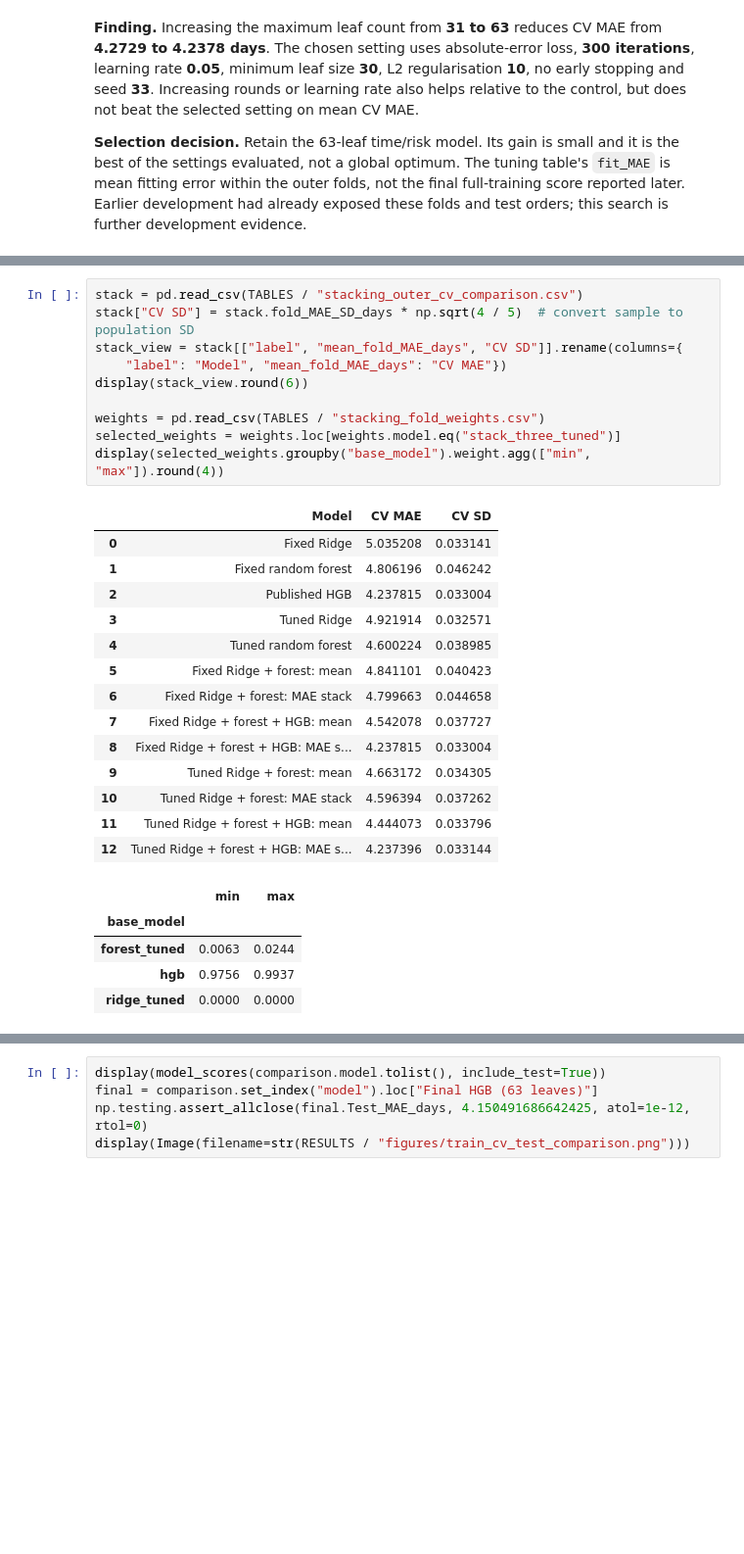
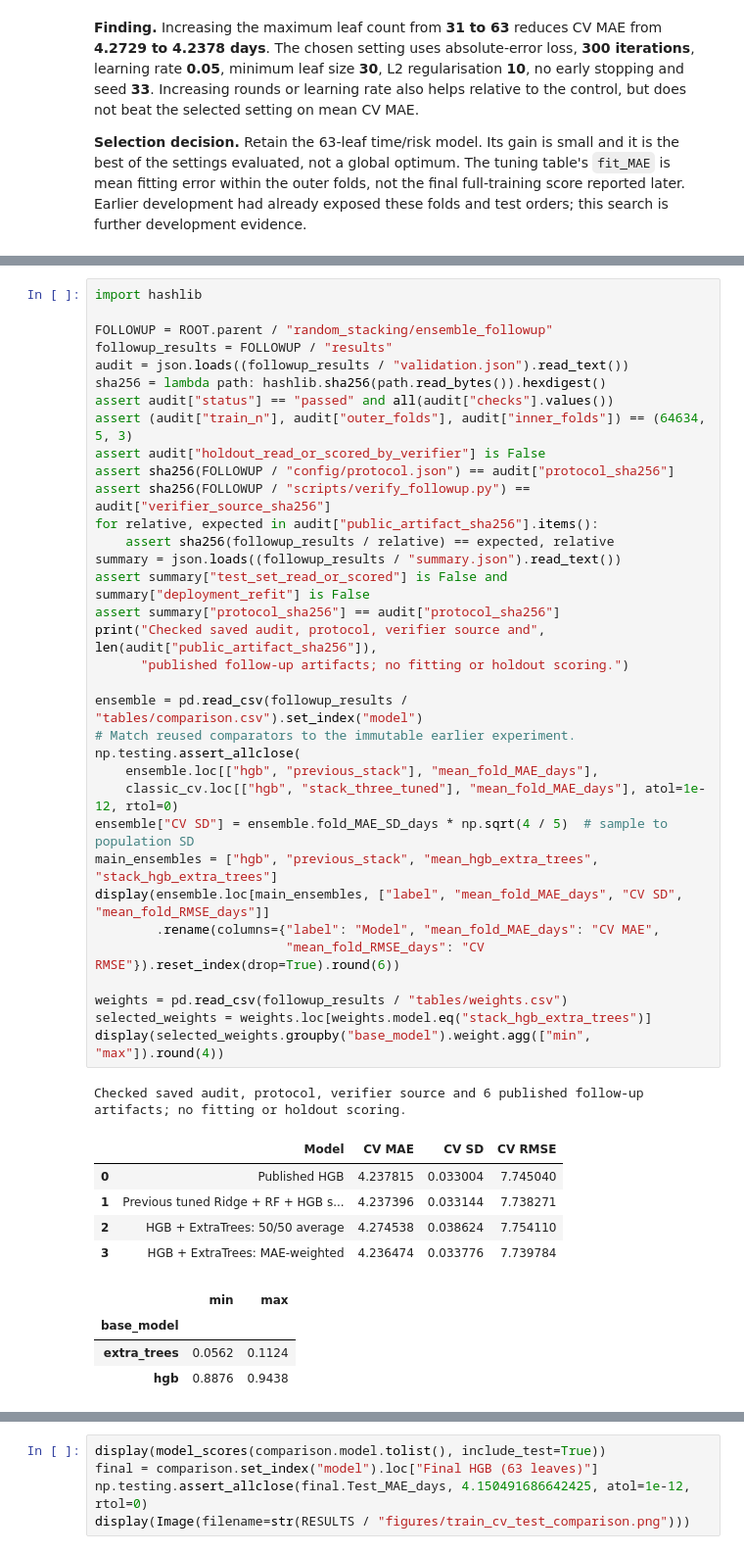
Before and after one commit to IT5006-Group9/IT5006-Group9-Olist-Project, a Jupyter notebook: Phase 2/Regression/delivery_regression_best/notebooks/delivery_regression_complete.ipynb, the cells around one changed output, grey strips where cells are left out. Shown at 98% size. Saved outputs shown, nothing was run; the diff lists cells and outputs as text; blank space fills up the shorter version.

Commit message:
Expand ensemble comparison with ExtraTrees results

```diff
--- a/Phase 2/Regression/delivery_regression_best/notebooks/delivery_regression_complete.ipynb
+++ b/Phase 2/Regression/delivery_regression_best/notebooks/delivery_regression_complete.ipynb
@@ -393,31 +397,46 @@ In the latest experiment, Ridge and random forest use the fold-specific tuning p
 # %%
-stack = pd.read_csv(TABLES / "stacking_outer_cv_comparison.csv")
-stack["CV SD"] = stack.fold_MAE_SD_days * np.sqrt(4 / 5)  # convert sample to population SD
-stack_view = stack[["label", "mean_fold_MAE_days", "CV SD"]].rename(columns={
-    "label": "Model", "mean_fold_MAE_days": "CV MAE"})
-display(stack_view.round(6))
+import hashlib
 
-weights = pd.read_csv(TABLES / "stacking_fold_weights.csv")
-selected_weights = weights.loc[weights.model.eq("stack_three_tuned")]
+FOLLOWUP = ROOT.parent / "random_stacking/ensemble_followup"
+followup_results = FOLLOWUP / "results"
+audit = json.loads((followup_results / "validation.json").read_text())
+sha256 = lambda path: hashlib.sha256(path.read_bytes()).hexdigest()
+assert audit["status"] == "passed" and all(audit["checks"].values())
+assert (audit["train_n"], audit["outer_folds"], audit["inner_folds"]) == (64634, 5, 3)
+assert audit["holdout_read_or_scored_by_verifier"] is False
+assert sha256(FOLLOWUP / "config/protocol.json") == audit["protocol_sha256"]
+assert sha256(FOLLOWUP / "scripts/verify_followup.py") == audit["verifier_source_sha256"]
+for relative, expected in audit["public_artifact_sha256"].items():
+    assert sha256(followup_results / relative) == expected, relative
+summary = json.loads((followup_results / "summary.json").read_text())
+assert summary["test_set_read_or_scored"] is False and summary["deployment_refit"] is False
+assert summary["protocol_sha256"] == audit["protocol_sha256"]
+print("Checked saved audit, protocol, verifier source and", len(audit["public_artifact_sha256"]),
+      "published follow-up artifacts; no fitting or holdout scoring.")
+
+ensemble = pd.read_csv(followup_results / "tables/comparison.csv").set_index("model")
+# Match reused comparators to the immutable earlier experiment.
+np.testing.assert_allclose(
+    ensemble.loc[["hgb", "previous_stack"], "mean_fold_MAE_days"],
+    classic_cv.loc[["hgb", "stack_three_tuned"], "mean_fold_MAE_days"], atol=1e-12, rtol=0)
+ensemble["CV SD"] = ensemble.fold_MAE_SD_days * np.sqrt(4 / 5)  # sample to population SD
+main_ensembles = ["hgb", "previous_stack", "mean_hgb_extra_trees", "stack_hgb_extra_trees"]
+display(ensemble.loc[main_ensembles, ["label", "mean_fold_MAE_days", "CV SD", "mean_fold_RMSE_days"]]
+        .rename(columns={"label": "Model", "mean_fold_MAE_days": "CV MAE",
+                         "mean_fold_RMSE_days": "CV RMSE"}).reset_index(drop=True).round(6))
+
+weights = pd.read_csv(followup_results / "tables/weights.csv")
+selected_weights = weights.loc[weights.model.eq("stack_hgb_extra_trees")]
 display(selected_weights.groupby("base_model").weight.agg(["min", "max"]).round(4))
 # %% [output]
+Checked saved audit, protocol, verifier source and 6 published follow-up artifacts; no fitting or holdout scoring.
-|  | Model | CV MAE | CV SD |
-| 0 | Fixed Ridge | 5.035208 | 0.033141 |
-| 1 | Fixed random forest | 4.806196 | 0.046242 |
-| 2 | Published HGB | 4.237815 | 0.033004 |
-| 3 | Tuned Ridge | 4.921914 | 0.032571 |
-| 4 | Tuned random forest | 4.600224 | 0.038985 |
-| 5 | Fixed Ridge + forest: mean | 4.841101 | 0.040423 |
-| 6 | Fixed Ridge + forest: MAE stack | 4.799663 | 0.044658 |
-| 7 | Fixed Ridge + forest + HGB: mean | 4.542078 | 0.037727 |
-| 8 | Fixed Ridge + forest + HGB: MAE s... | 4.237815 | 0.033004 |
-| 9 | Tuned Ridge + forest: mean | 4.663172 | 0.034305 |
-| 10 | Tuned Ridge + forest: MAE stack | 4.596394 | 0.037262 |
-| 11 | Tuned Ridge + forest + HGB: mean | 4.444073 | 0.033796 |
-| 12 | Tuned Ridge + forest + HGB: MAE s... | 4.237396 | 0.033144 |
+|  | Model | CV MAE | CV SD | CV RMSE |
+| 0 | Published HGB | 4.237815 | 0.033004 | 7.745040 |
+| 1 | Previous tuned Ridge + RF + HGB s... | 4.237396 | 0.033144 | 7.738271 |
+| 2 | HGB + ExtraTrees: 50/50 average | 4.274538 | 0.038624 | 7.754110 |
+| 3 | HGB + ExtraTrees: MAE-weighted | 4.236474 | 0.033776 | 7.739784 |
 |  | min | max |
 | base_model |  |  |
-| forest_tuned | 0.0063 | 0.0244 |
-| hgb | 0.9756 | 0.9937 |
-| ridge_tuned | 0.0000 | 0.0000 |
+| extra_trees | 0.0562 | 0.1124 |
+| hgb | 0.8876 | 0.9438 |
 # %% [markdown]
```
Also changed, not shown: parts of 8 cells of this notebook, 21 other files.
